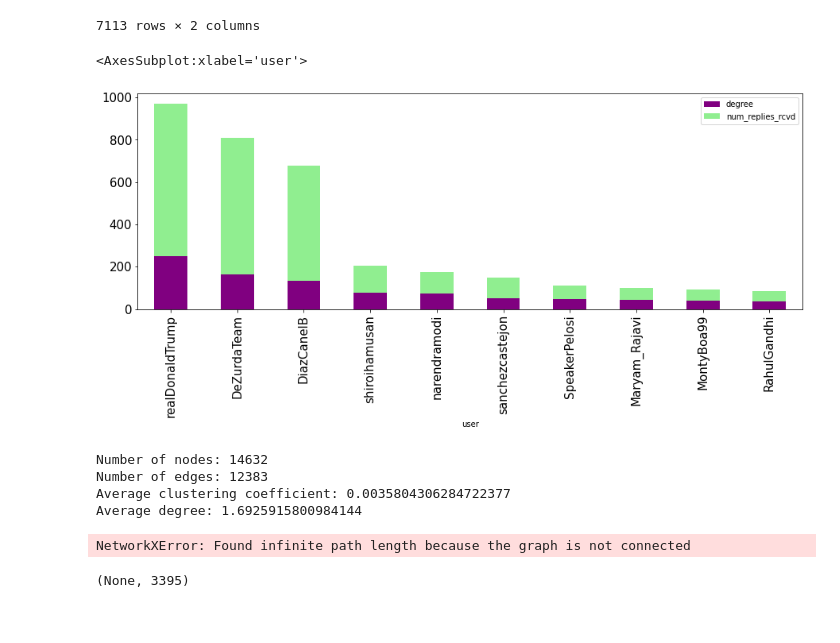
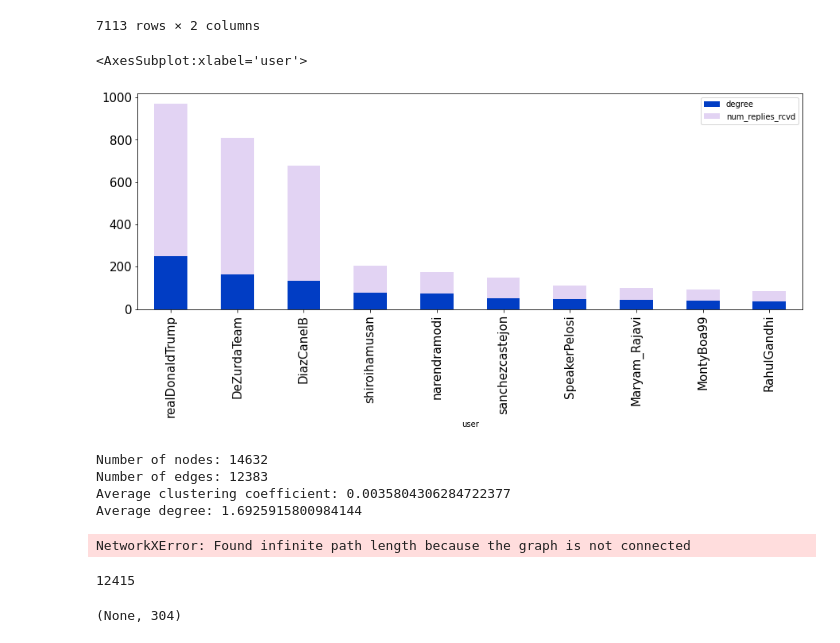
Before and after one commit to MehediH/twitter-covid-19, a Jupyter notebook: twitterNetwork.ipynb, the cells around one changed output. Cells and saved outputs as stored; diff of their text form; code cells hidden in the pictures.

```diff
--- a/twitterNetwork.ipynb
+++ b/twitterNetwork.ipynb
@@ -17,8 +17,8 @@ def get_network(df, from_hashtag=""):
 
     edges_df = filteredDf[['screen_name', 'reply_to_screen_name', 'created_at']]
 
-    mask = (df.screen_name == df.reply_to_screen_name)
-    edges_df = edges_df[~mask]
+    # mask = (df.screen_name == df.reply_to_screen_name)
+    # edges_df = edges_df[~mask]
     edges_df = edges_df.dropna()
     edges_df = edges_df.drop_duplicates().reset_index(drop=True)
     edges_df = edges_df.rename(columns={'screen_name': 'from', 'reply_to_screen_name': 'to'})
@@ -55,10 +55,10 @@ def get_weakly_gcc(G):
     return WGcc
 
 
-def plot_network(G, G_degree=None, outputname="default"):
+def plot_network(G, G_degree=None, outputname="default", color="turquoise"):
     ''' plot the graph with varying nodesize '''
 
-    fig = plt.figure(num=None, figsize=(15, 15), dpi=60, facecolor='w', edgecolor='k')
+    fig = plt.figure(num=None, figsize=(15, 15), dpi=60, facecolor='b', edgecolor='k')
     pos = nx.spring_layout(G)
 
     if G_degree:
@@ -66,7 +66,7 @@ def plot_network(G, G_degree=None, outputname="default"):
     else:
         node_size = 1
 
-    nx.draw(G, pos, nodelist=dict(G_degree).keys(), node_size=node_size, width=0.5, alpha=0.5, edge_color='purple')
+    nx.draw(G, pos, nodelist=dict(G_degree).keys(), node_size=node_size, width=0.5, alpha=0.5, edge_color=color)
     plt.axis('off')
     plt.show()
     fig.savefig("./viz/" +outputname + "-network.svg", transparent=True)
@@ -154,10 +155,10 @@ mentionDf
 combined = pd.concat([weightDf, mentionDf["num_replies_rcvd"]], axis=1)
 combined = combined[0:10]
 # %%
-combined.plot.bar(stacked=True, x="user", figsize=(15,5), fontsize=15, color=["purple", "lightgreen"])
+combined.plot.bar(stacked=True, x="user", figsize=(15,5), fontsize=15, color=["#013DC4", "#E2D3F3"])
 # %% [output]
 <AxesSubplot:xlabel='user'>
-[figure, old version]
+[figure, new version]
 # %%
 print_basic_stats(G)
 # %% [output]
@@ -167,9 +168,10 @@ Average clustering coefficient: 0.0035804306284722377
 Average degree: 1.6925915800984144
 NetworkXError: Found infinite path length because the graph is not connected
 # %%
-d = get_network(df, "coronavirus")
+d = get_network(df, "stayhomestaysafe")
 G = nx.from_pandas_edgelist(d, 'from', 'to', create_using=nx.DiGraph())
 
-create_gephi_from_network(G, "coronavirus"), len(d)
+create_gephi_from_network(G, "stayhomestaysafe"), len(d)
 # %% [output]
-(None, 3395)
+12415
+(None, 304)
```
Also changed, not shown: parts of 5 cells of this notebook, 15 other files.
